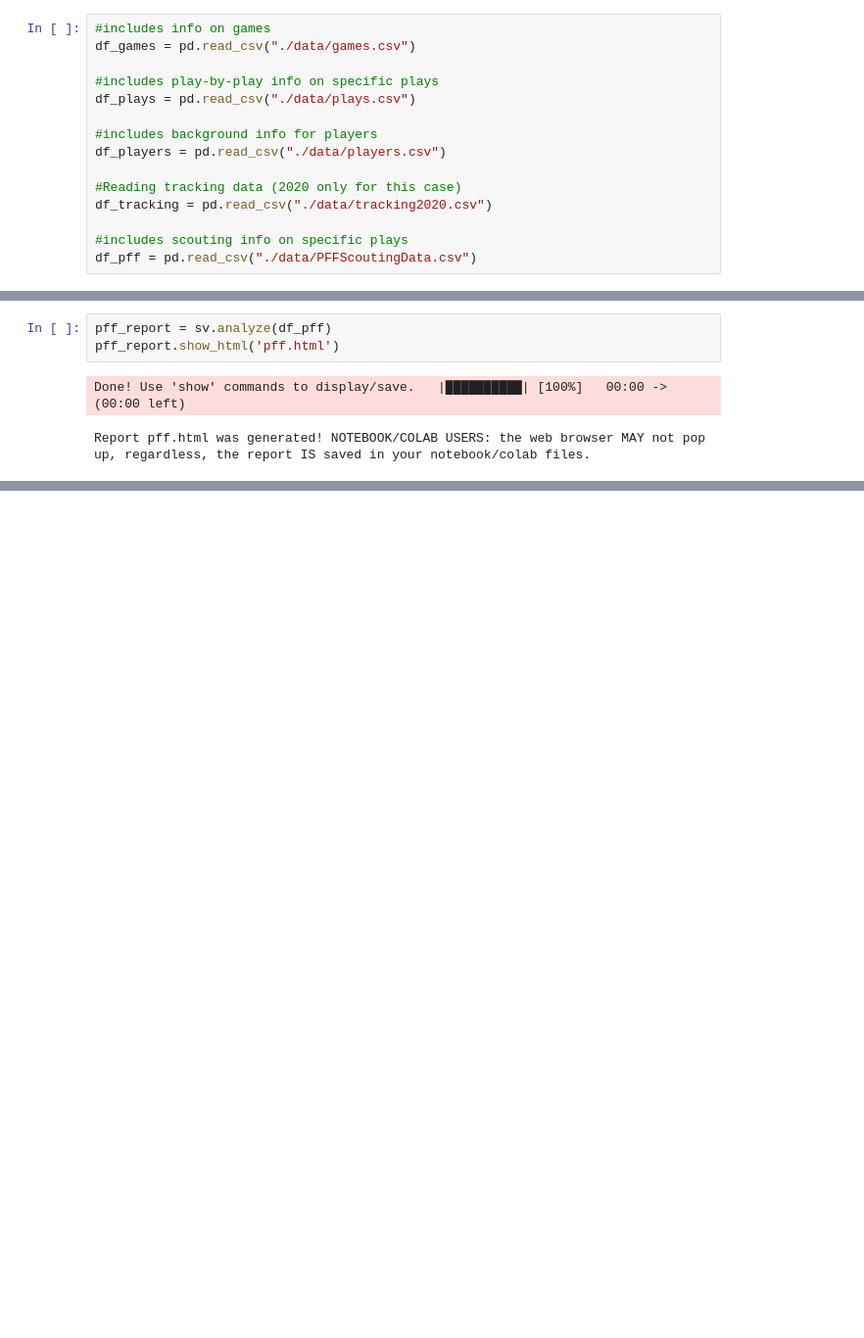
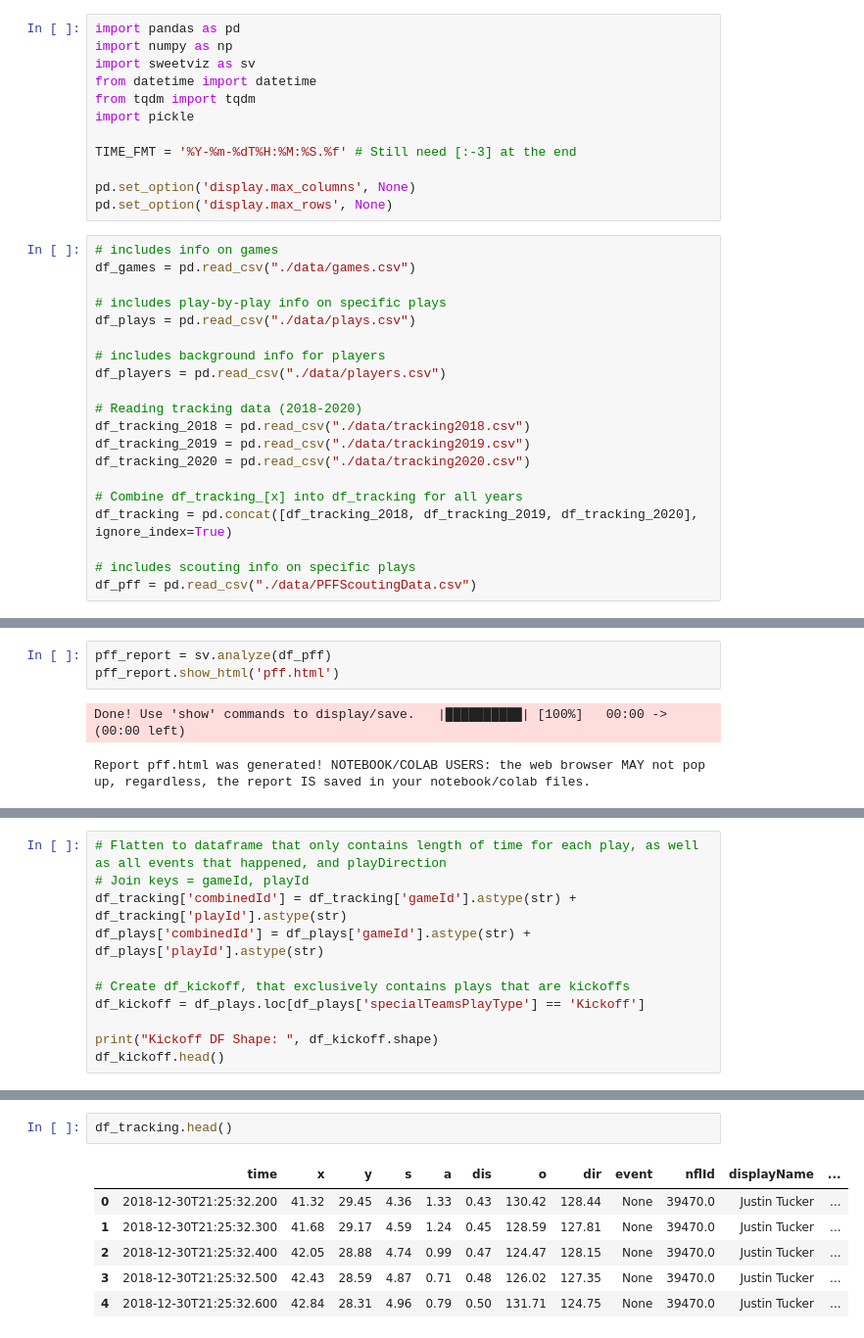
Before and after one commit to aj-ai/nfl_big_data_bowl_2022, a Jupyter notebook: eda.ipynb, the cells around one changed output, grey strips where cells are left out. Shown at 98% size. Saved outputs shown, nothing was run; the diff lists cells and outputs as text; blank space fills up the shorter version.

```diff
--- a/eda.ipynb
+++ b/eda.ipynb
@@ -5,15 +1,32 @@ import sweetviz as sv
+# %%
+import pandas as pd
+import numpy as np
+import sweetviz as sv
+from datetime import datetime
+from tqdm import tqdm
+import pickle
+
+TIME_FMT = '%Y-%m-%dT%H:%M:%S.%f' # Still need [:-3] at the end
+
+pd.set_option('display.max_columns', None)
+pd.set_option('display.max_rows', None)
 # %%
-#includes info on games
+# includes info on games
 df_games = pd.read_csv("./data/games.csv")
 
-#includes play-by-play info on specific plays
+# includes play-by-play info on specific plays
 df_plays = pd.read_csv("./data/plays.csv")
 
-#includes background info for players
+# includes background info for players
 df_players = pd.read_csv("./data/players.csv")
 
-#Reading tracking data (2020 only for this case)
-df_tracking = pd.read_csv("./data/tracking2020.csv")
+# Reading tracking data (2018-2020)
+df_tracking_2018 = pd.read_csv("./data/tracking2018.csv")
+df_tracking_2019 = pd.read_csv("./data/tracking2019.csv")
+df_tracking_2020 = pd.read_csv("./data/tracking2020.csv")
 
-#includes scouting info on specific plays
+# Combine df_tracking_[x] into df_tracking for all years
+df_tracking = pd.concat([df_tracking_2018, df_tracking_2019, df_tracking_2020], ignore_index=True)
+
+# includes scouting info on specific plays
 df_pff = pd.read_csv("./data/PFFScoutingData.csv")
@@ -58,0 +86,11 @@ Report pff.html was generated! NOTEBOOK/COLAB USERS: the web browser MAY not pop
+# %%
+# Flatten to dataframe that only contains length of time for each play, as well as all events that happened, and playDirection
+# Join keys = gameId, playId
+df_tracking['combinedId'] = df_tracking['gameId'].astype(str) + df_tracking['playId'].astype(str)
+df_plays['combinedId'] = df_plays['gameId'].astype(str) + df_plays['playId'].astype(str)
+
+# Create df_kickoff, that exclusively contains plays that are kickoffs
+df_kickoff = df_plays.loc[df_plays['specialTeamsPlayType'] == 'Kickoff']
+
+print("Kickoff DF Shape: ", df_kickoff.shape)
+df_kickoff.head()
@@ -58,0 +109,9 @@ Report pff.html was generated! NOTEBOOK/COLAB USERS: the web browser MAY not pop
+# %%
+df_tracking.head()
+# %% [output]
+|  | time | x | y | s | a | dis | o | dir | event | nflId | displayName | ... |
+| 0 | 2018-12-30T21:25:32.200 | 41.32 | 29.45 | 4.36 | 1.33 | 0.43 | 130.42 | 128.44 | None | 39470.0 | Justin Tucker | ... |
+| 1 | 2018-12-30T21:25:32.300 | 41.68 | 29.17 | 4.59 | 1.24 | 0.45 | 128.59 | 127.81 | None | 39470.0 | Justin Tucker | ... |
+| 2 | 2018-12-30T21:25:32.400 | 42.05 | 28.88 | 4.74 | 0.99 | 0.47 | 124.47 | 128.15 | None | 39470.0 | Justin Tucker | ... |
+| 3 | 2018-12-30T21:25:32.500 | 42.43 | 28.59 | 4.87 | 0.71 | 0.48 | 126.02 | 127.35 | None | 39470.0 | Justin Tucker | ... |
+| 4 | 2018-12-30T21:25:32.600 | 42.84 | 28.31 | 4.96 | 0.79 | 0.50 | 131.71 | 124.75 | None | 39470.0 | Justin Tucker | ... |
```
Also changed, not shown: parts of 12 cells of this notebook, 10 other files.
